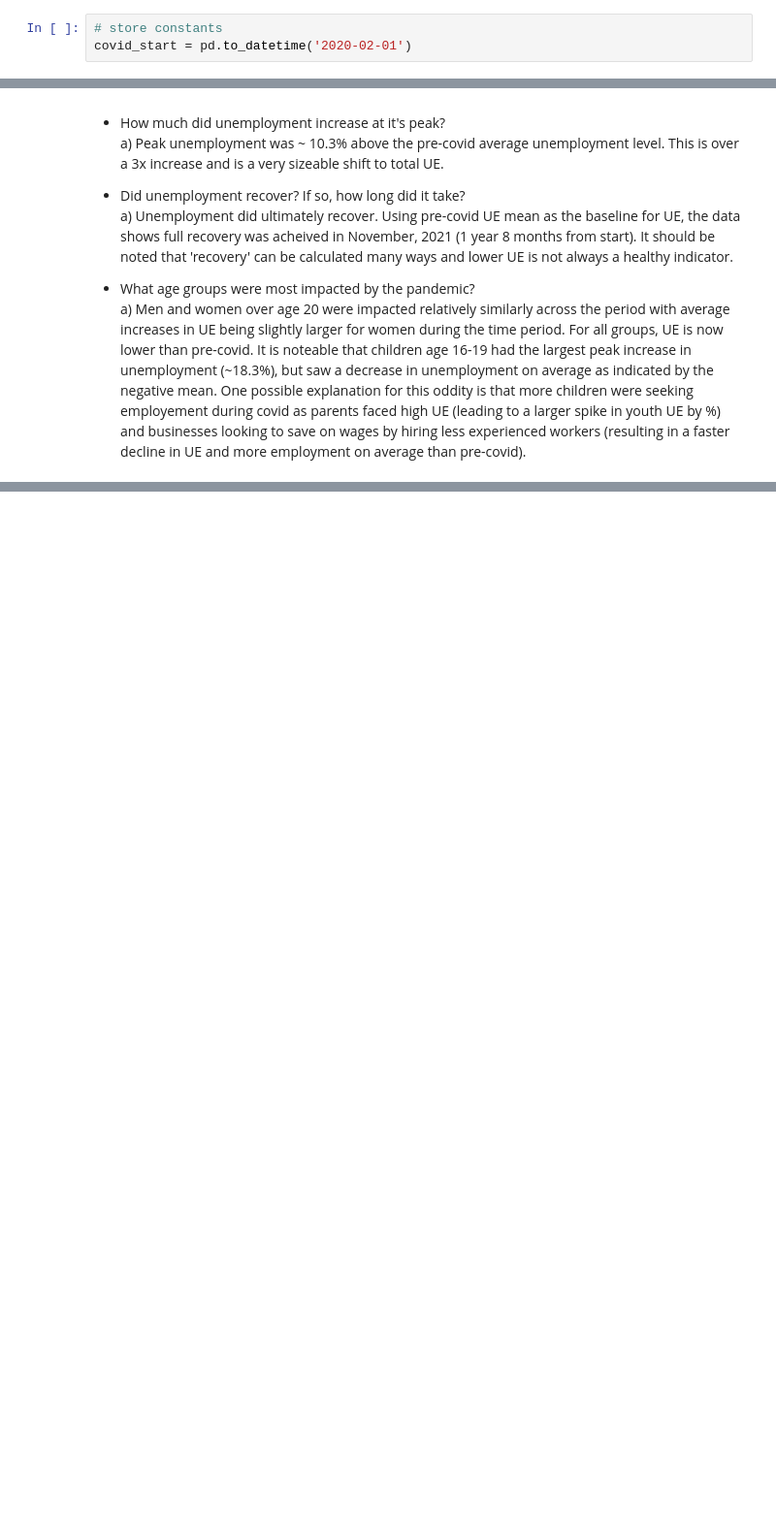
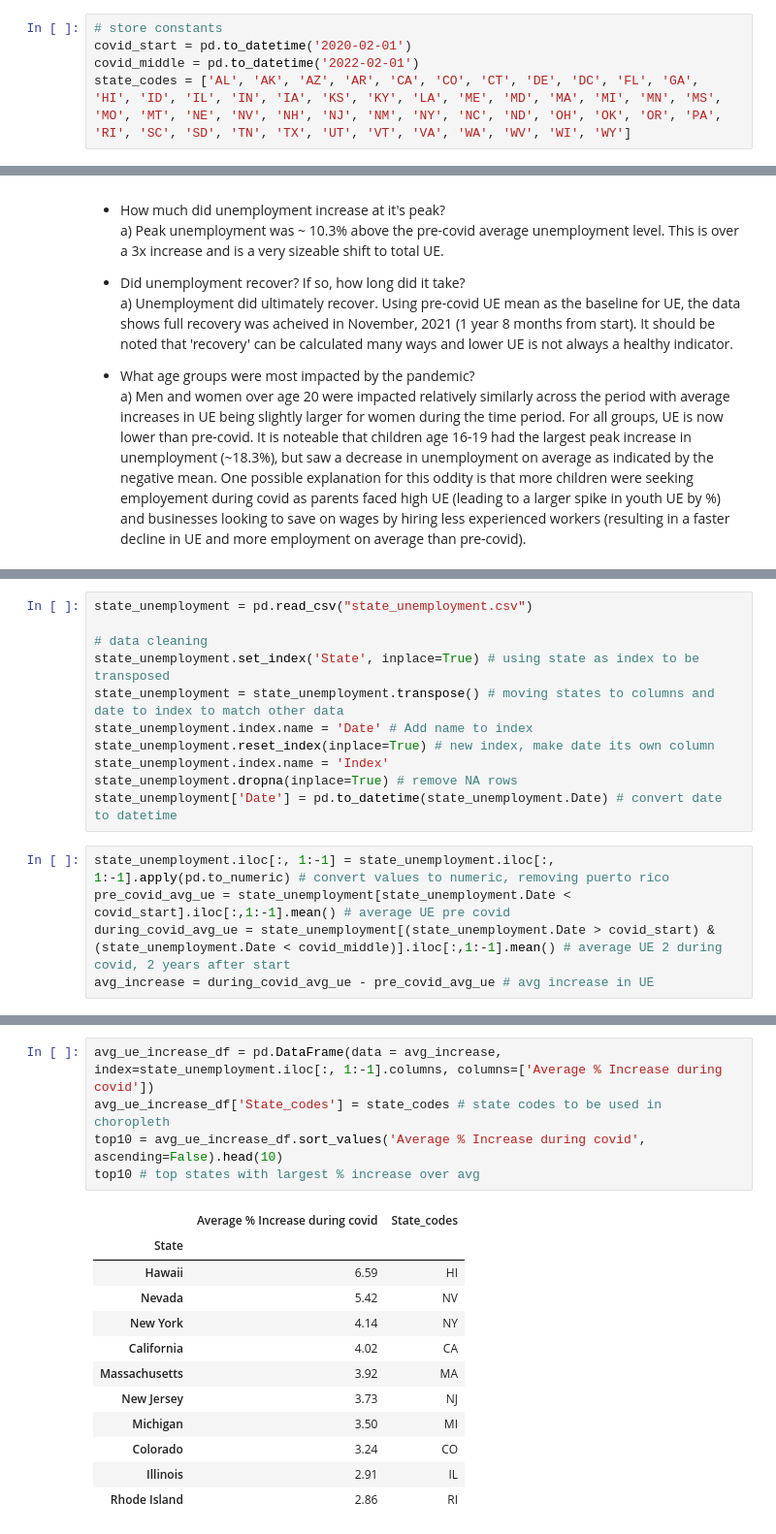
Before and after one commit to Zlswoosh123/CovidEconomics, a Jupyter notebook: CovidEconomics.ipynb, the cells around one changed output, grey strips where cells are left out. Shown at 97% size. Drawn from its saved outputs; the diff is of its cells as text; blank space fills up the shorter version.

```diff
--- a/CovidEconomics.ipynb
+++ b/CovidEconomics.ipynb
@@ -39,6 +43,8 @@ reasons_for_unemployment = pd.read_csv("reasons_for_unemployment.csv")
 # %%
 # store constants
 covid_start = pd.to_datetime('2020-02-01')
+covid_middle = pd.to_datetime('2022-02-01')
+state_codes = ['AL', 'AK', 'AZ', 'AR', 'CA', 'CO', 'CT', 'DE', 'DC', 'FL', 'GA', 'HI', 'ID', 'IL', 'IN', 'IA', 'KS', 'KY', 'LA', 'ME', 'MD', 'MA', 'MI', 'MN', 'MS', 'MO', 'MT', 'NE', 'NV', 'NH', 'NJ', 'NM', 'NY', 'NC', 'ND', 'OH', 'OK', 'OR', 'PA', 'RI', 'SC', 'SD', 'TN', 'TX', 'UT', 'VT', 'VA', 'WA', 'WV', 'WI', 'WY']
 # %%
 # remove NA and unused columns
 civ_unemployment.drop(['Unnamed: 9', 'White', 'Black or African American', 'Asian', 'Hispanic or Latino'], axis=1, inplace=True)
@@ -200,0 +315,16 @@ reasons_for_unemployment
+# %%
+state_unemployment = pd.read_csv("state_unemployment.csv")
+
+# data cleaning
+state_unemployment.set_index('State', inplace=True) # using state as index to be transposed
+state_unemployment = state_unemployment.transpose() # moving states to columns and date to index to match other data
+state_unemployment.index.name = 'Date' # Add name to index
+state_unemployment.reset_index(inplace=True) # new index, make date its own column
+state_unemployment.index.name = 'Index'
+state_unemployment.dropna(inplace=True) # remove NA rows
+state_unemployment['Date'] = pd.to_datetime(state_unemployment.Date) # convert date to datetime
+# %%
+state_unemployment.iloc[:, 1:-1] = state_unemployment.iloc[:, 1:-1].apply(pd.to_numeric) # convert values to numeric, removing puerto rico
+pre_covid_avg_ue = state_unemployment[state_unemployment.Date < covid_start].iloc[:,1:-1].mean() # average UE pre covid
+during_covid_avg_ue = state_unemployment[(state_unemployment.Date > covid_start) & (state_unemployment.Date < covid_middle)].iloc[:,1:-1].mean() # average UE 2 during covid, 2 years after start
+avg_increase = during_covid_avg_ue - pre_covid_avg_ue # avg increase in UE
@@ -200,0 +347,18 @@ reasons_for_unemployment
+# %%
+avg_ue_increase_df = pd.DataFrame(data = avg_increase, index=state_unemployment.iloc[:, 1:-1].columns, columns=['Average % Increase during covid'])
+avg_ue_increase_df['State_codes'] = state_codes # state codes to be used in choropleth
+top10 = avg_ue_increase_df.sort_values('Average % Increase during covid', ascending=False).head(10)
+top10 # top states with largest % increase over avg
+# %% [output]
+|  | Average % Increase during covid | State_codes |
+| State |  |  |
+| Hawaii | 6.59 | HI |
+| Nevada | 5.42 | NV |
+| New York | 4.14 | NY |
+| California | 4.02 | CA |
+| Massachusetts | 3.92 | MA |
+| New Jersey | 3.73 | NJ |
+| Michigan | 3.50 | MI |
+| Colorado | 3.24 | CO |
+| Illinois | 2.91 | IL |
+| Rhode Island | 2.86 | RI |
```
Also changed, not shown: parts of 28 cells of this notebook, 1 other file.
